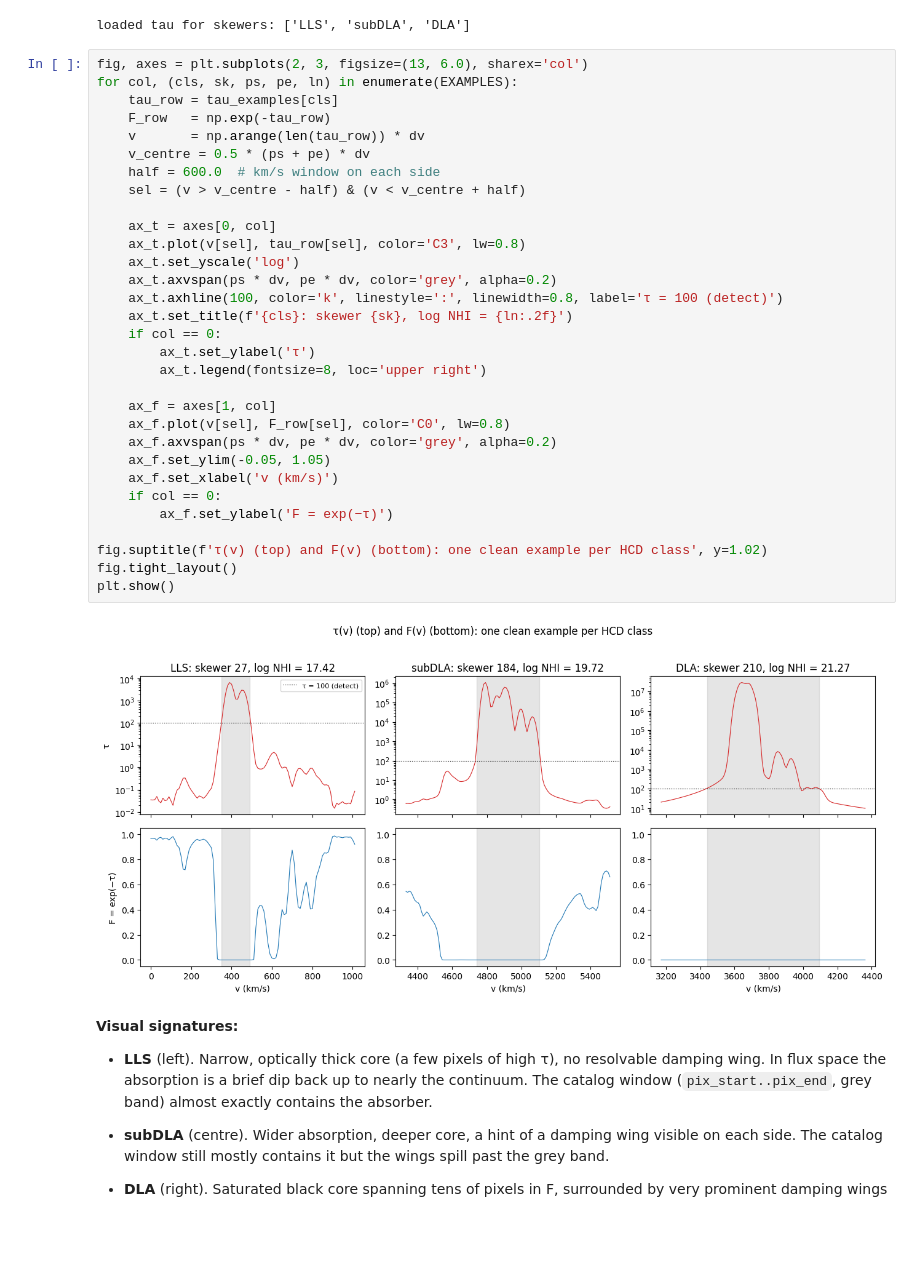
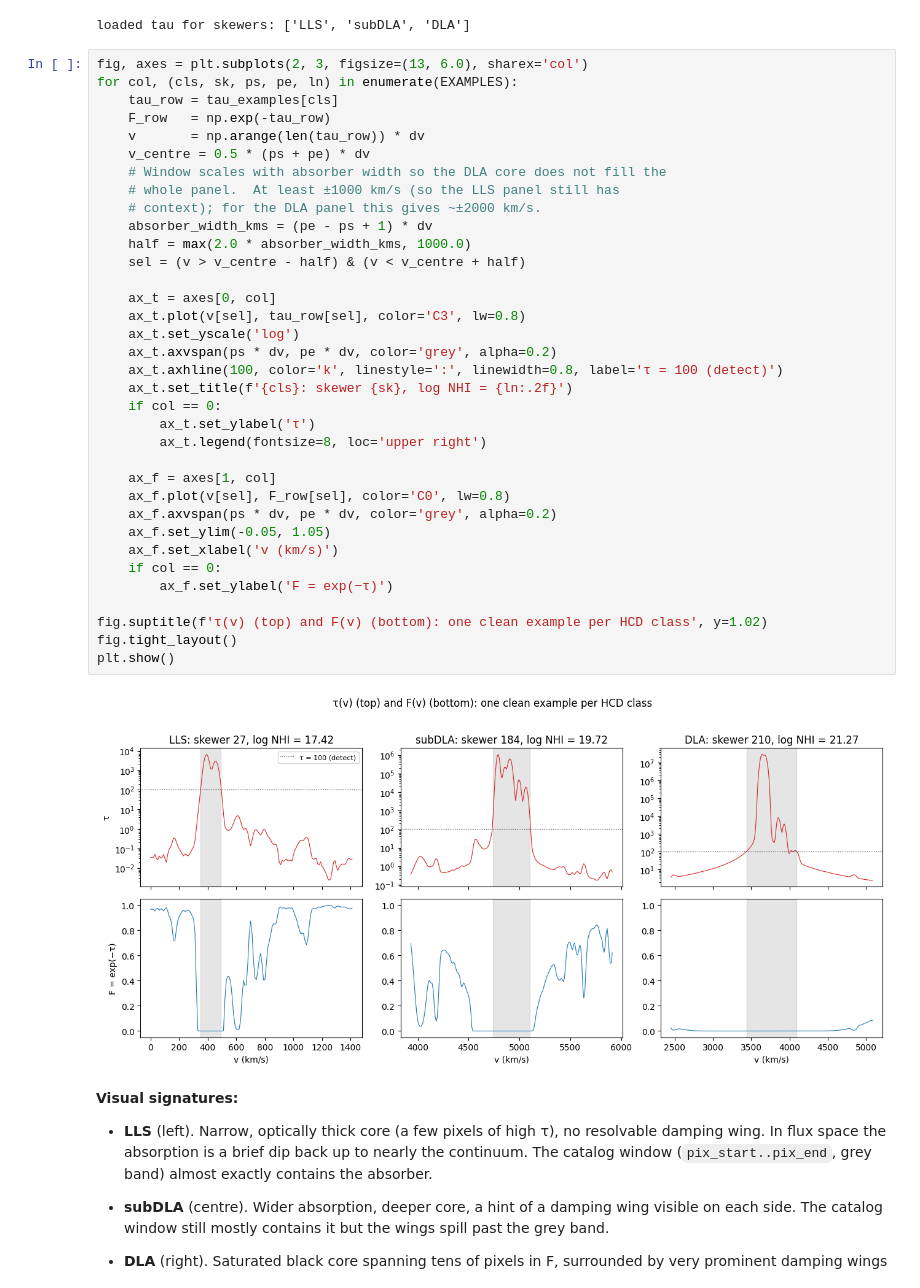
Before and after one commit to jibanCat/hcd_priya, a Jupyter notebook: notebooks/tutorials/04_per_spectrum_inspection_and_masking.ipynb, the cells around one changed output. Saved outputs shown, nothing was run; the diff lists cells and outputs as text; blank space fills up the shorter version.

```diff
--- a/notebooks/tutorials/04_per_spectrum_inspection_and_masking.ipynb
+++ b/notebooks/tutorials/04_per_spectrum_inspection_and_masking.ipynb
@@ -77,35 +77,39 @@ loaded tau for skewers: ['LLS', 'subDLA', 'DLA']
 fig, axes = plt.subplots(2, 3, figsize=(13, 6.0), sharex='col')
 for col, (cls, sk, ps, pe, ln) in enumerate(EXAMPLES):
     tau_row = tau_examples[cls]
     F_row   = np.exp(-tau_row)
     v       = np.arange(len(tau_row)) * dv
     v_centre = 0.5 * (ps + pe) * dv
-    half = 600.0  # km/s window on each side
+    # Window scales with absorber width so the DLA core does not fill the
+    # whole panel.  At least ±1000 km/s (so the LLS panel still has
+    # context); for the DLA panel this gives ~±2000 km/s.
+    absorber_width_kms = (pe - ps + 1) * dv
+    half = max(2.0 * absorber_width_kms, 1000.0)
     sel = (v > v_centre - half) & (v < v_centre + half)
 
     ax_t = axes[0, col]
     ax_t.plot(v[sel], tau_row[sel], color='C3', lw=0.8)
     ax_t.set_yscale('log')
     ax_t.axvspan(ps * dv, pe * dv, color='grey', alpha=0.2)
     ax_t.axhline(100, color='k', linestyle=':', linewidth=0.8, label='τ = 100 (detect)')
     ax_t.set_title(f'{cls}: skewer {sk}, log NHI = {ln:.2f}')
     if col == 0:
         ax_t.set_ylabel('τ')
         ax_t.legend(fontsize=8, loc='upper right')
 
     ax_f = axes[1, col]
     ax_f.plot(v[sel], F_row[sel], color='C0', lw=0.8)
     ax_f.axvspan(ps * dv, pe * dv, color='grey', alpha=0.2)
     ax_f.set_ylim(-0.05, 1.05)
     ax_f.set_xlabel('v (km/s)')
     if col == 0:
         ax_f.set_ylabel('F = exp(−τ)')
 
 fig.suptitle(f'τ(v) (top) and F(v) (bottom): one clean example per HCD class', y=1.02)
 fig.tight_layout()
 plt.show()
 # %% [output]
-[figure, old version]
+[figure, new version]
 # %% [markdown]
 **Visual signatures:**
 
```
Also changed, not shown: parts of 2 cells of this notebook, 5 other files.
